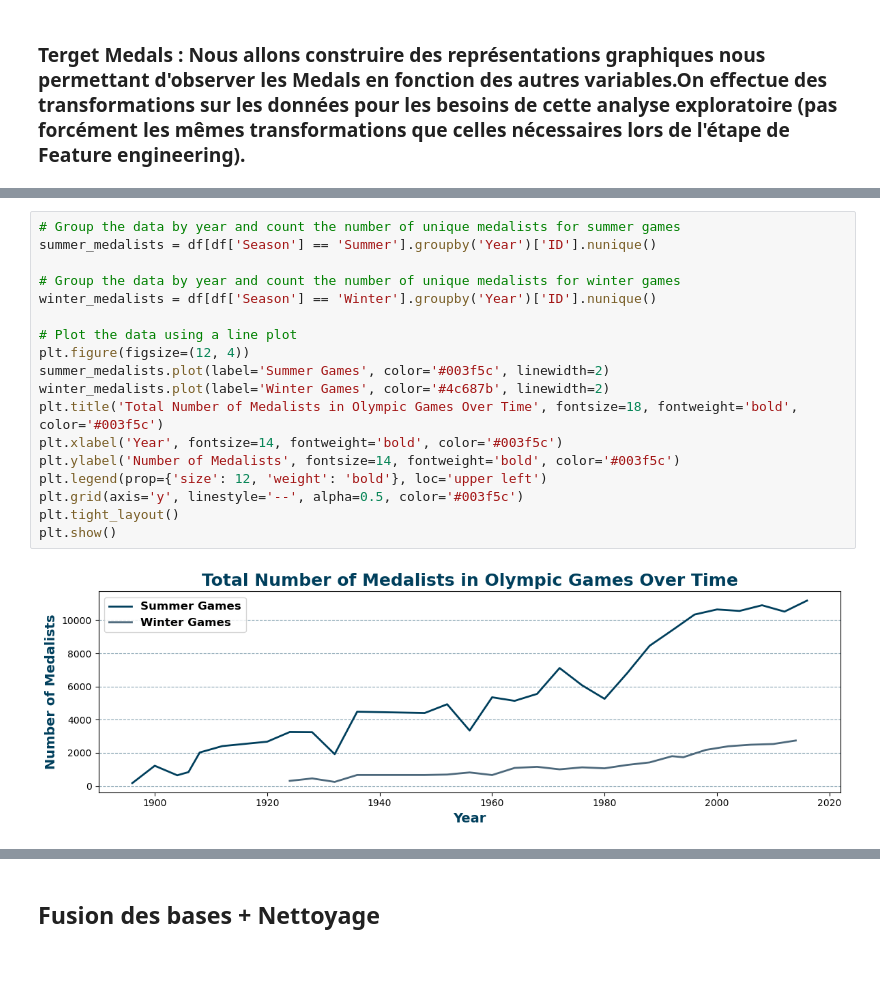
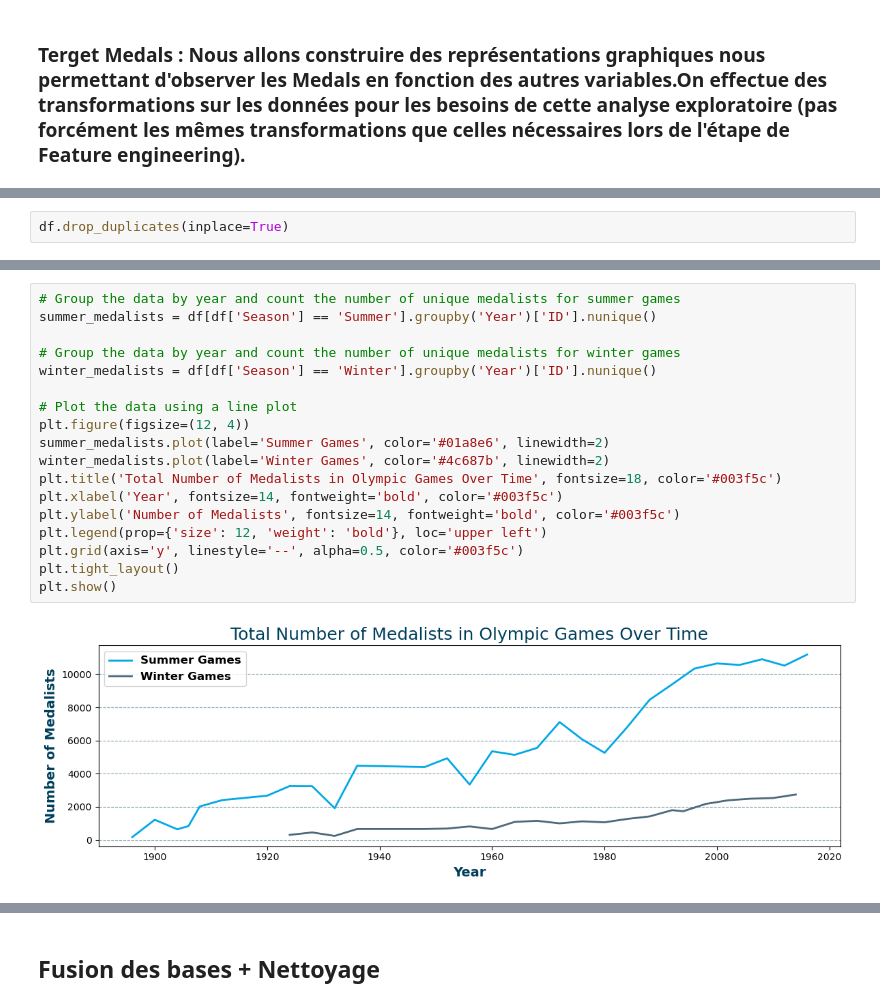
Before and after one commit to nastoo/tp-methodes-pour-analytique, a Jupyter notebook: Projet_GG.ipynb, the cells around one changed output, grey strips where cells are left out. Drawn from its saved outputs; the diff is of its cells as text; blank space fills up the shorter version.

```diff
--- a/Projet_GG.ipynb
+++ b/Projet_GG.ipynb
@@ -162,0 +173,2 @@ In [199] used 4.2 MiB RAM in 0.16s (system mean cpu 3%, single max cpu 100%), pe
+# %%
+df.drop_duplicates(inplace=True)
@@ -187,20 +195,20 @@ In [200] used 1.8 MiB RAM in 0.26s (system mean cpu 4%, single max cpu 100%), pe
 # %%
 # Group the data by year and count the number of unique medalists for summer games
 summer_medalists = df[df['Season'] == 'Summer'].groupby('Year')['ID'].nunique()
 
 # Group the data by year and count the number of unique medalists for winter games
 winter_medalists = df[df['Season'] == 'Winter'].groupby('Year')['ID'].nunique()
 
 # Plot the data using a line plot
 plt.figure(figsize=(12, 4))
-summer_medalists.plot(label='Summer Games', color='#003f5c', linewidth=2)
+summer_medalists.plot(label='Summer Games', color='#01a8e6', linewidth=2)
 winter_medalists.plot(label='Winter Games', color='#4c687b', linewidth=2)
-plt.title('Total Number of Medalists in Olympic Games Over Time', fontsize=18, fontweight='bold', color='#003f5c')
+plt.title('Total Number of Medalists in Olympic Games Over Time', fontsize=18, color='#003f5c')
 plt.xlabel('Year', fontsize=14, fontweight='bold', color='#003f5c')
 plt.ylabel('Number of Medalists', fontsize=14, fontweight='bold', color='#003f5c')
 plt.legend(prop={'size': 12, 'weight': 'bold'}, loc='upper left')
 plt.grid(axis='y', linestyle='--', alpha=0.5, color='#003f5c')
 plt.tight_layout()
 plt.show()
 # %% [output]
-[figure, old version]
+[figure, new version]
```
Also changed, not shown: parts of 24 cells of this notebook.
